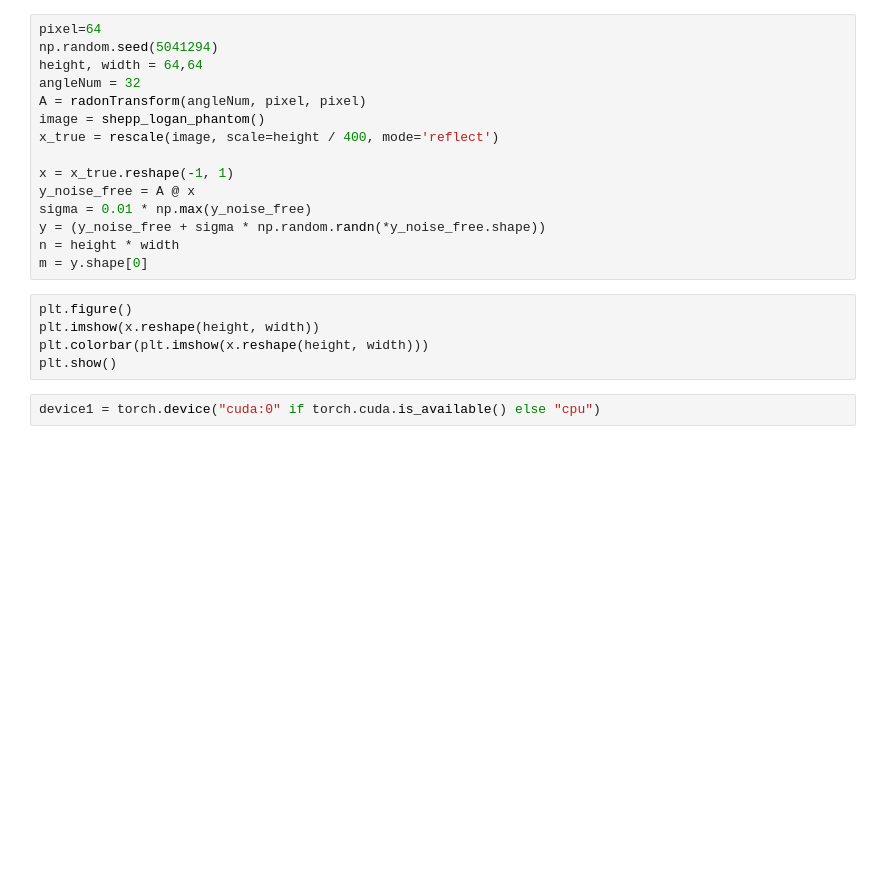
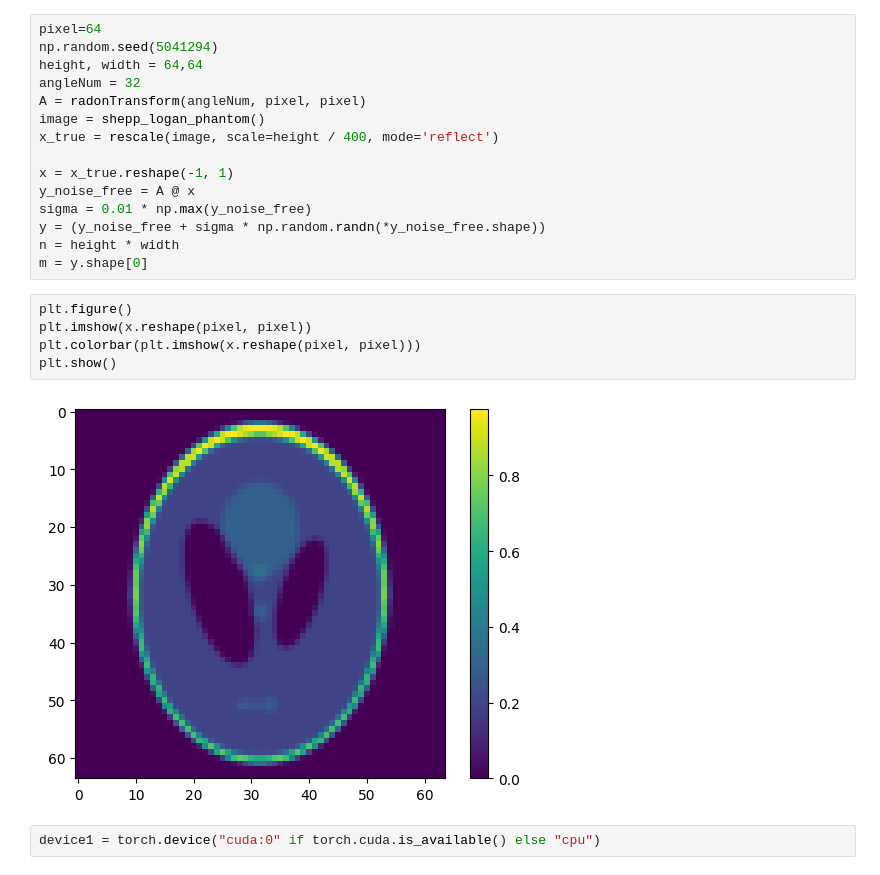
Before and after one commit to kexiongwen/Bayesian_Linear_inverse, a Jupyter notebook: phantom.ipynb, the cells around one changed output. Saved outputs shown, nothing was run; the diff lists cells and outputs as text; blank space fills up the shorter version.

```diff
--- a/phantom.ipynb
+++ b/phantom.ipynb
@@ -26,9 +29,11 @@ n = height * width
 m = y.shape[0]
 # %%
 plt.figure()
-plt.imshow(x.reshape(height, width))
-plt.colorbar(plt.imshow(x.reshape(height, width)))
+plt.imshow(x.reshape(pixel, pixel))
+plt.colorbar(plt.imshow(x.reshape(pixel, pixel)))
 plt.show()
+# %% [output]
+[figure, added]
 # %%
 device1 = torch.device("cuda:0" if torch.cuda.is_available() else "cpu")
 # %%
```
Also changed, not shown: parts of 5 cells of this notebook, 7 other files.
